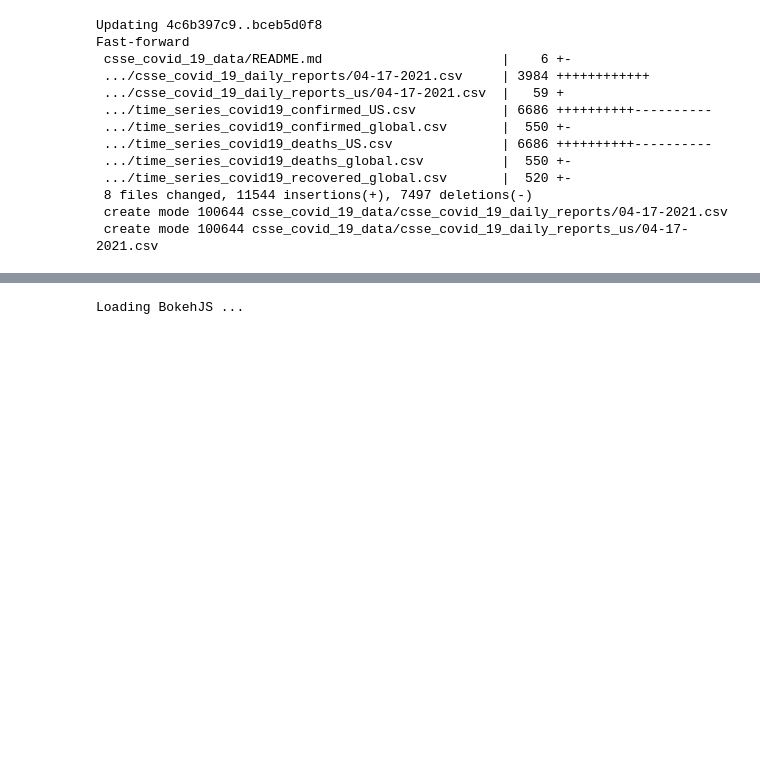
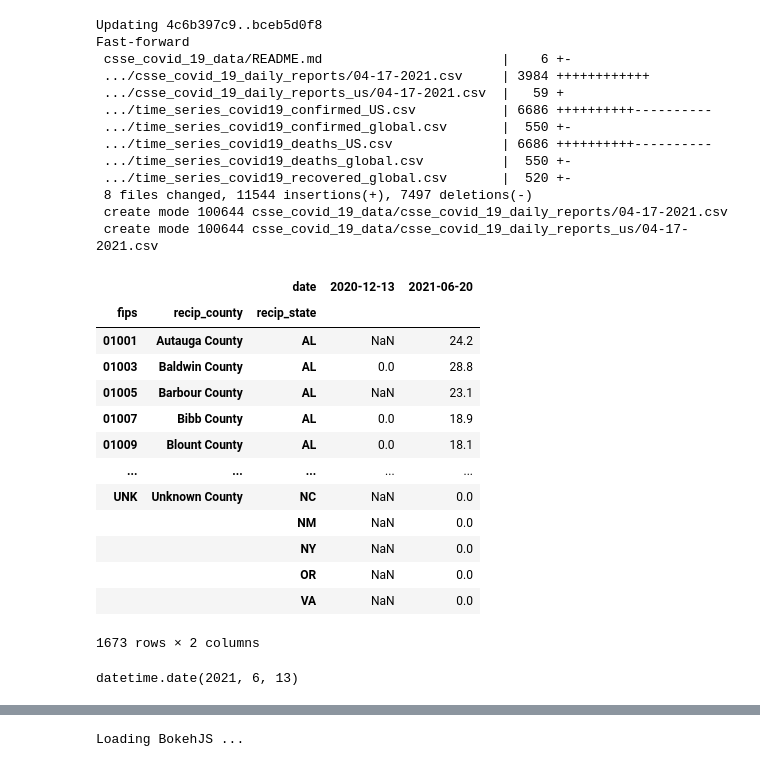
Before and after one commit to mcdomx/marks-covid-tracker, a Jupyter notebook: tracker/notebooks/tracker_notebook.ipynb, the cells around one changed output, grey strips where cells are left out. Drawn from its saved outputs; the diff is of its cells as text; code cells hidden in the pictures; blank space fills up the shorter version.

```diff
--- a/tracker/notebooks/tracker_notebook.ipynb
+++ b/tracker/notebooks/tracker_notebook.ipynb
@@ -144,0 +159,36 @@ Fast-forward
+# %%
+# put json data into dataframe
+_test_df1 = pd.DataFrame(vd.get_vax_data_for_date('2020-12-13'))
+
+# convert data types
+_test_df1[_value] = pd.to_numeric(_test_df1[_value])
+_test_df1[_column] = pd.to_datetime(_test_df1[_column])
+
+# create dataframe with single measurement with date as a column
+_test_df1 = _test_df1.pivot_table(index=_index, columns=_column, values=_value)
+# %%
+_test_df2 = pd.DataFrame(vd.get_vax_data_for_date('2021-06-20'))
+_test_df2[_value] = pd.to_numeric(_test_df2[_value])
+_test_df2[_column] = pd.to_datetime(_test_df2[_column])
+_test_df2 = _test_df2.pivot_table(index=_index, columns=_column, values=_value)
+# %%
+pd.concat([_test_df1, _test_df2], axis=1)
+# %% [output]
+|  |  | date | 2020-12-13 | 2021-06-20 |
+| fips | recip_county | recip_state |  |  |
+| 01001 | Autauga County | AL | NaN | 24.2 |
+| 01003 | Baldwin County | AL | 0.0 | 28.8 |
+| 01005 | Barbour County | AL | NaN | 23.1 |
+| 01007 | Bibb County | AL | 0.0 | 18.9 |
+| 01009 | Blount County | AL | 0.0 | 18.1 |
+| ... | ... | ... | ... | ... |
+| UNK | Unknown County | NC | NaN | 0.0 |
+|  |  | NM | NaN | 0.0 |
+|  |  | NY | NaN | 0.0 |
+|  |  | OR | NaN | 0.0 |
+|  |  | VA | NaN | 0.0 |
+1673 rows × 2 columns
+# %%
+datetime.date(year=2021, month=6, day=13)
+# %% [output]
+datetime.date(2021, 6, 13)
```
Also changed, not shown: parts of 10 cells of this notebook, 3 other files.
